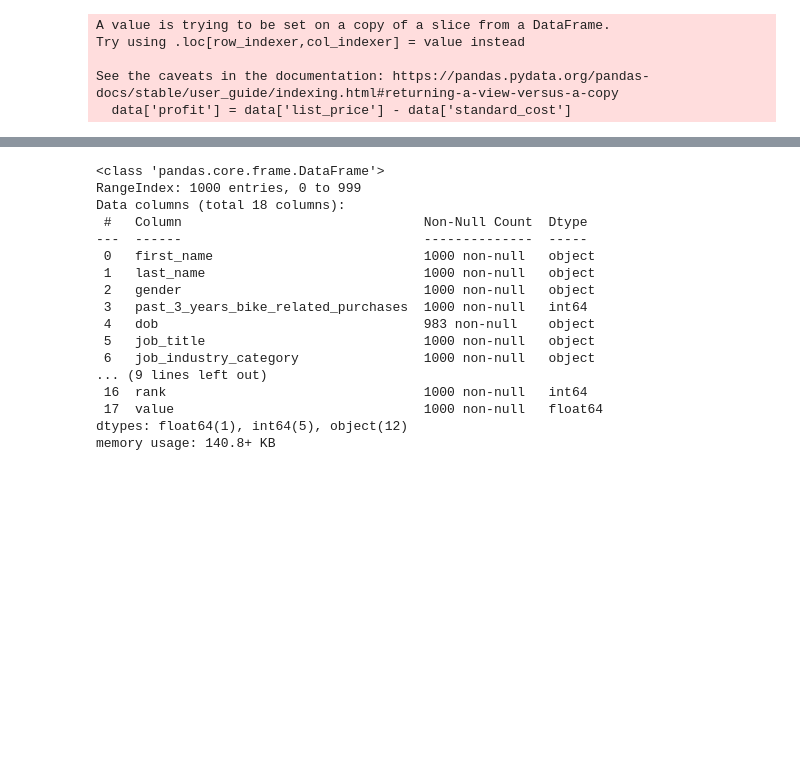
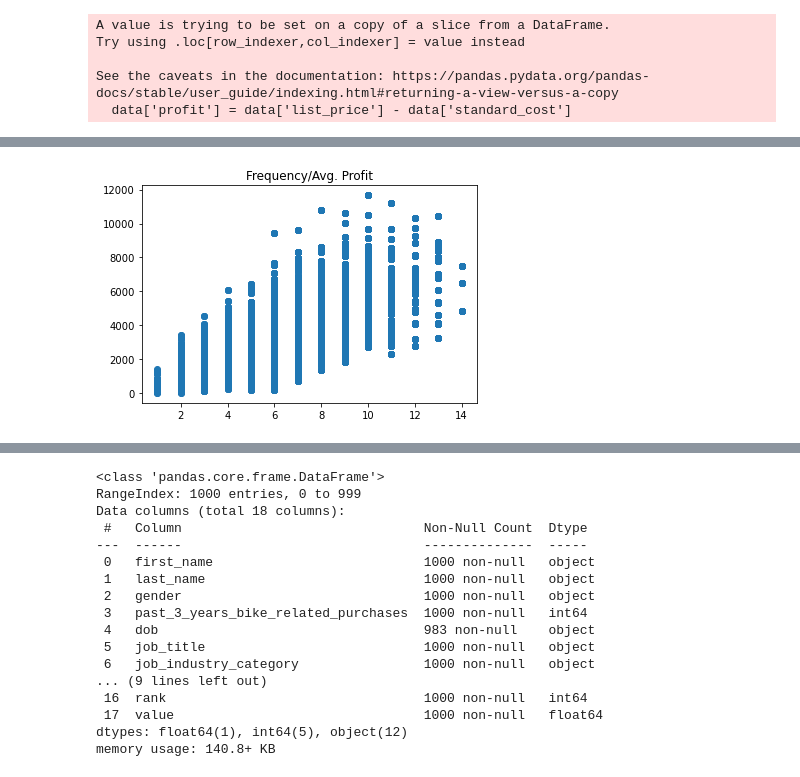
Before and after one commit to ShubhamGTiwari/KPMG_Virtual_Internship, a Jupyter notebook: KPMG_Task2/KPMG_Task2.ipynb, the cells around one changed output, grey strips where cells are left out. Drawn from its saved outputs; the diff is of its cells as text; code cells hidden in the pictures; blank space fills up the shorter version.

```diff
--- a/KPMG_Task2/KPMG_Task2.ipynb
+++ b/KPMG_Task2/KPMG_Task2.ipynb
@@ -234,3 +489,10 @@ data
+# %%
+plt.scatter(data['Frequency'], data['Monetary'])
+plt.title('Frequency/Avg. Profit')
+plt.savefig("FrequencyAvgProfit.png")
+plt.show()
+# %% [output]
+[figure, added]
 # %%
 data1 = file2
 # %%
```
Also changed, not shown: parts of 34 cells of this notebook, 1 other file.
